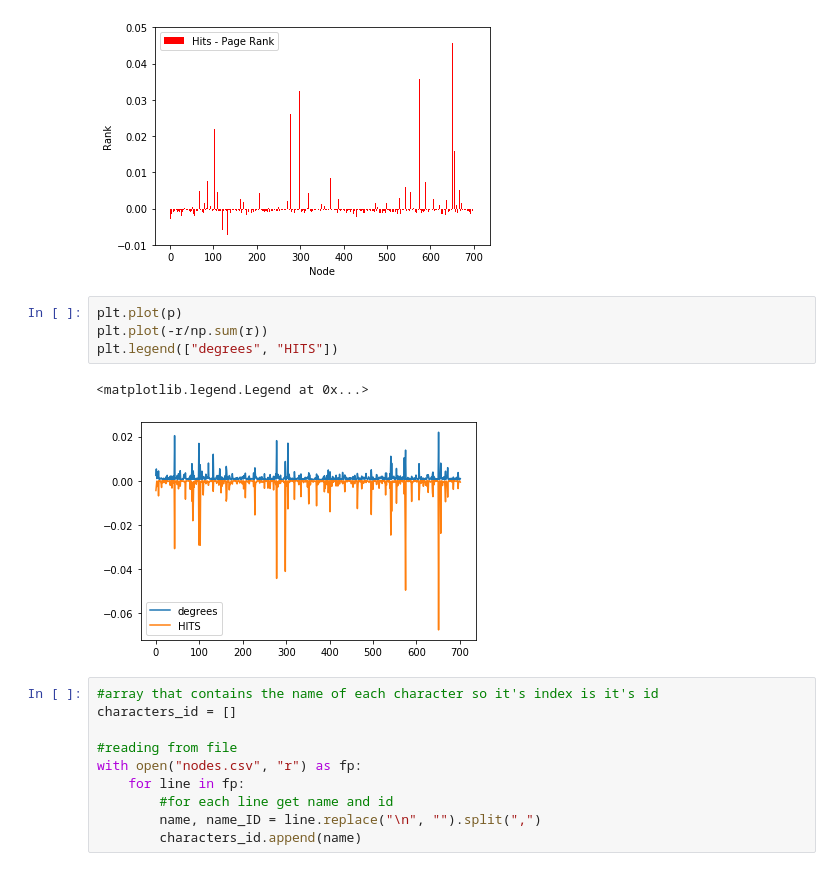
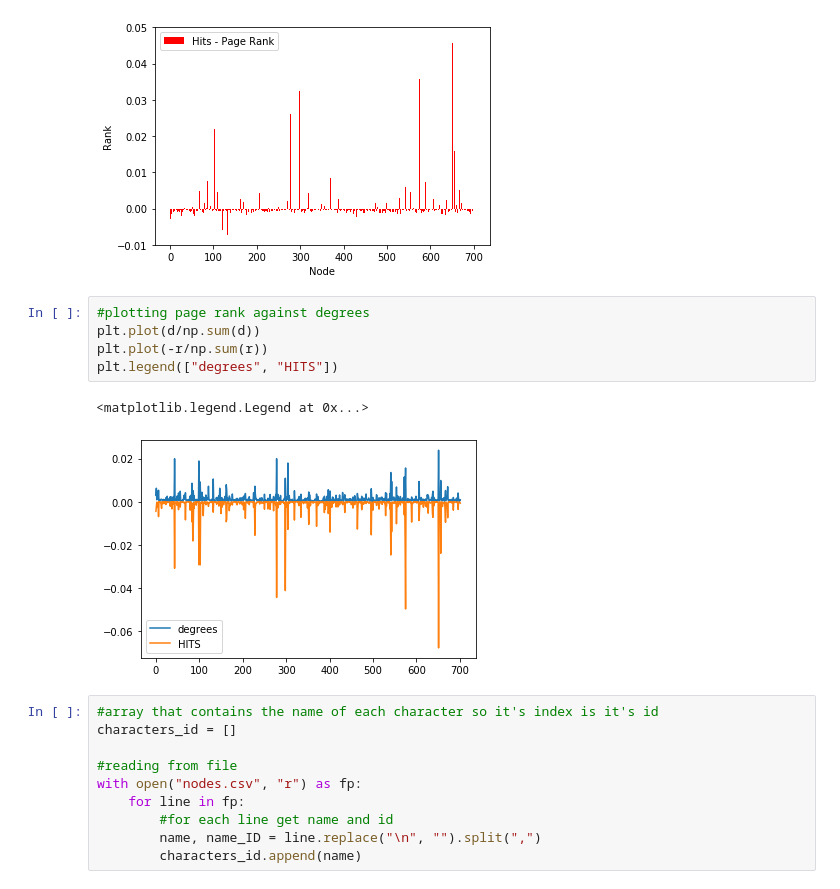
Before and after one commit to Dan8991/A-Storm-of-Nodes, a Jupyter notebook: got_network2.ipynb, the cells around one changed output. Drawn from its saved outputs; the diff is of its cells as text.

```diff
--- a/got_network2.ipynb
+++ b/got_network2.ipynb
@@ -102,12 +102,13 @@ plt.legend(["Hits - Page Rank"])
 [figure]
 [figure]
 # %%
-plt.plot(p)
+#plotting page rank against degrees
+plt.plot(d/np.sum(d))
 plt.plot(-r/np.sum(r))
 plt.legend(["degrees", "HITS"])
 # %% [output]
 <matplotlib.legend.Legend at 0x...>
-[figure, old version]
+[figure, new version]
 # %%
 #array that contains the name of each character so it's index is it's id
 characters_id = []
```
Also changed, not shown: parts of 29 cells of this notebook.
